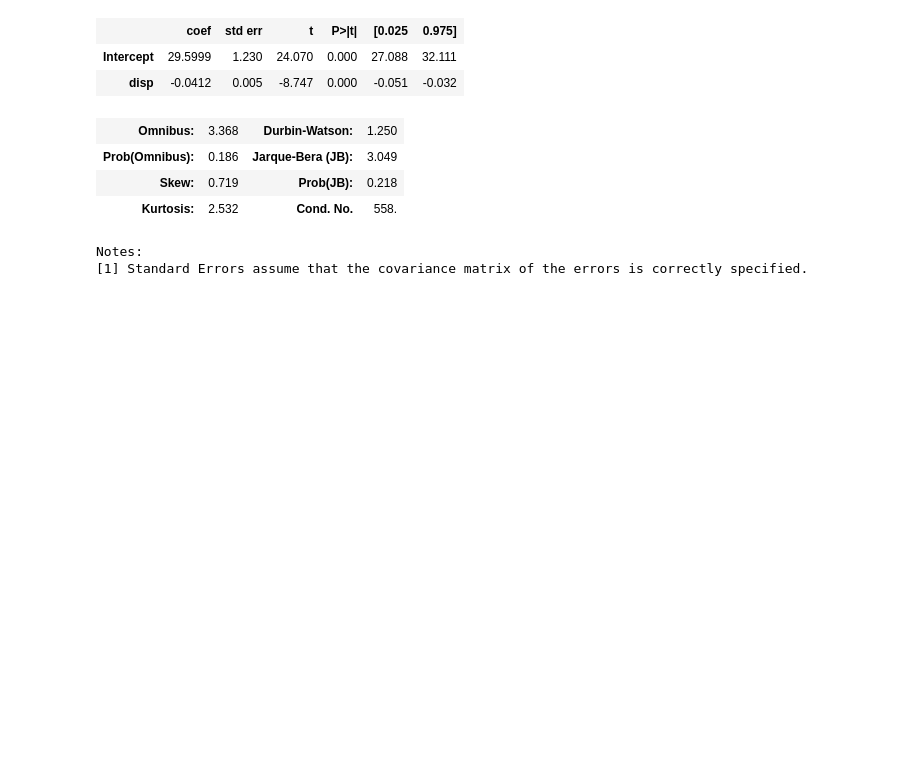
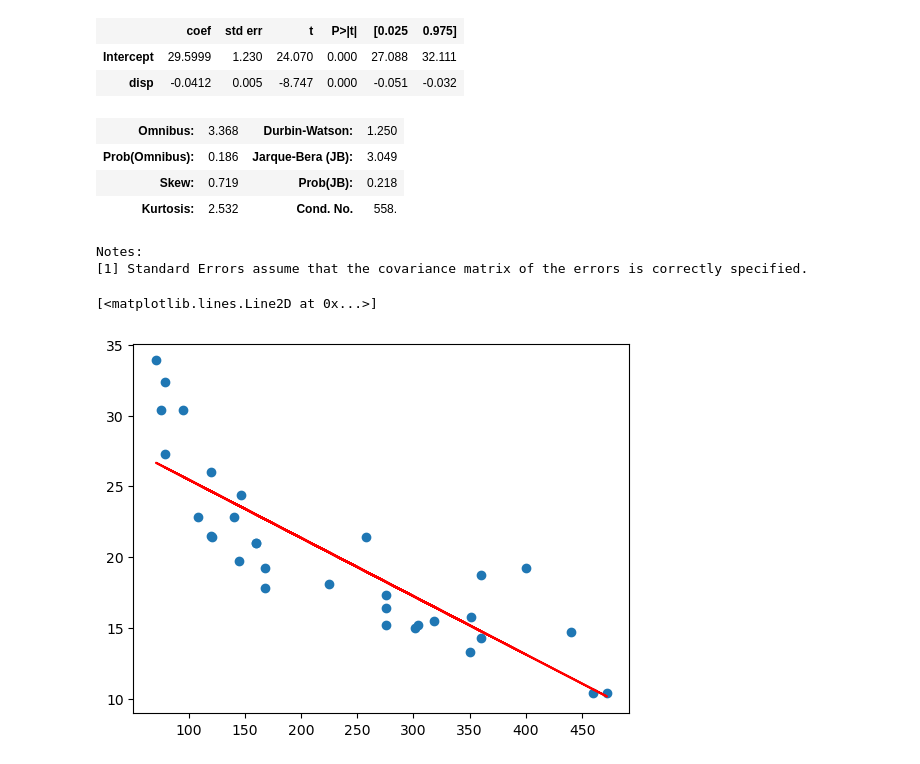
Before and after one commit to RodrigoD4v/Regress-o_Linear_Multipla, a Jupyter notebook: notebooks/regressao_linear_multipla.ipynb, the cells around one changed output. Saved outputs shown, nothing was run; the diff lists cells and outputs as text; code cells hidden in the pictures; blank space fills up the shorter version.

Commit message:
Visualizando resultados

```diff
--- a/notebooks/regressao_linear_multipla.ipynb
+++ b/notebooks/regressao_linear_multipla.ipynb
@@ -82,3 +82,9 @@ OLS Regression Results
 | Kurtosis: | 2.532 | Cond. No. | 558. |
 Notes:
 [1] Standard Errors assume that the covariance matrix of the errors is correctly specified.
+# %%
+plt.scatter(X, y)
+plt.plot(X, previsoes, color = 'red')
+# %% [output]
+[<matplotlib.lines.Line2D at 0x...>]
+[figure, added]
```
